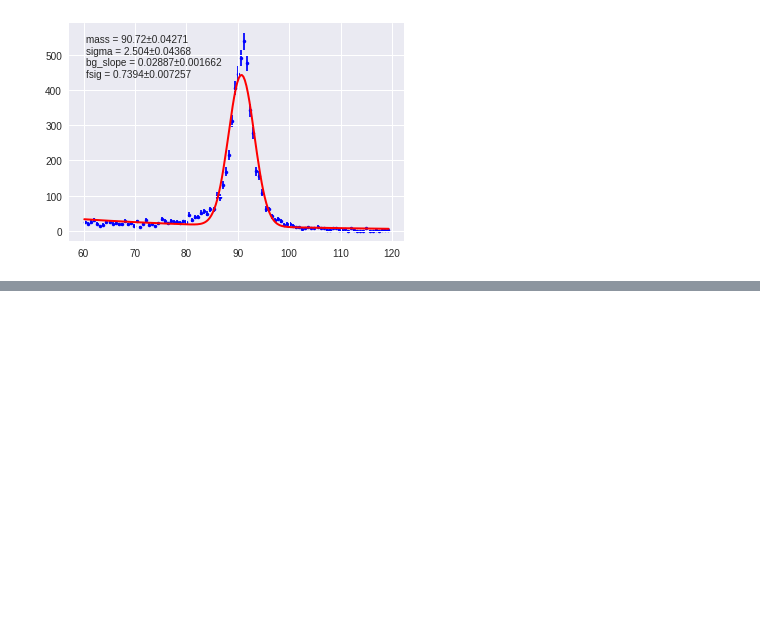
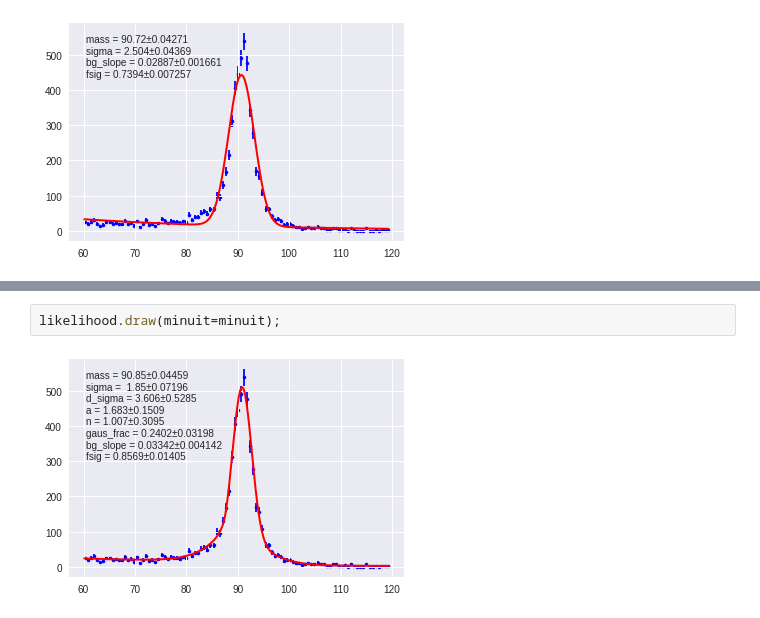
Before and after one commit to SiLiKhon/HEPStatsSeminar, a Jupyter notebook: MLFit_OpenData.ipynb, the cells around one changed output, grey strips where cells are left out. Drawn from its saved outputs; the diff is of its cells as text; blank space fills up the shorter version.

```diff
--- a/MLFit_OpenData.ipynb
+++ b/MLFit_OpenData.ipynb
@@ -95,0 +199,4 @@ likelihood.draw(minuit=minuit);
+# %%
+likelihood.draw(minuit=minuit);
+# %% [output]
+[figure, added]
```
Also changed, not shown: parts of 15 cells of this notebook.
